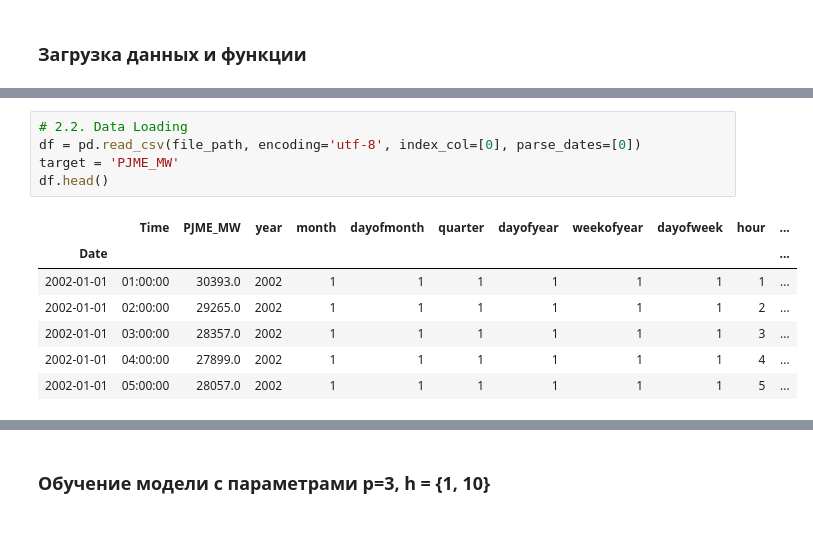
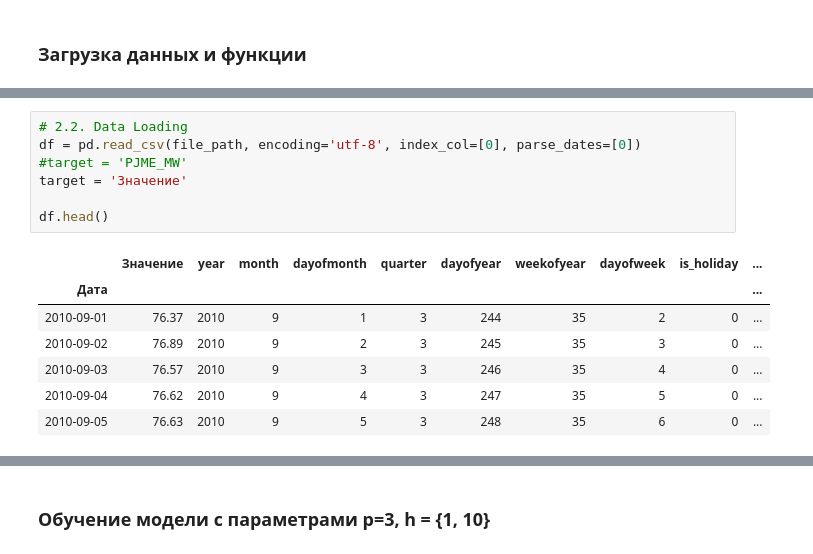
Before and after one commit to NuranKZ/GB-MLB, a Jupyter notebook: hw2.ipynb, the cells around one changed output, grey strips where cells are left out. Saved outputs shown, nothing was run; the diff lists cells and outputs as text.

```diff
--- a/hw2.ipynb
+++ b/hw2.ipynb
@@ -41,13 +42,15 @@ my_PJME_MW.csv
 # %%
 # 2.2. Data Loading
 df = pd.read_csv(file_path, encoding='utf-8', index_col=[0], parse_dates=[0])
-target = 'PJME_MW'
+#target = 'PJME_MW'
+target = 'Значение'
+
 df.head()
 # %% [output]
-|  | Time | PJME_MW | year | month | dayofmonth | quarter | dayofyear | weekofyear | dayofweek | hour | ... |
-| Date |  |  |  |  |  |  |  |  |  |  | ... |
-| 2002-01-01 | 01:00:00 | 30393.0 | 2002 | 1 | 1 | 1 | 1 | 1 | 1 | 1 | ... |
-| 2002-01-01 | 02:00:00 | 29265.0 | 2002 | 1 | 1 | 1 | 1 | 1 | 1 | 2 | ... |
-| 2002-01-01 | 03:00:00 | 28357.0 | 2002 | 1 | 1 | 1 | 1 | 1 | 1 | 3 | ... |
-| 2002-01-01 | 04:00:00 | 27899.0 | 2002 | 1 | 1 | 1 | 1 | 1 | 1 | 4 | ... |
-| 2002-01-01 | 05:00:00 | 28057.0 | 2002 | 1 | 1 | 1 | 1 | 1 | 1 | 5 | ... |
+|  | Значение | year | month | dayofmonth | quarter | dayofyear | weekofyear | dayofweek | is_holiday | ... |
+| Дата |  |  |  |  |  |  |  |  |  | ... |
+| 2010-09-01 | 76.37 | 2010 | 9 | 1 | 3 | 244 | 35 | 2 | 0 | ... |
+| 2010-09-02 | 76.89 | 2010 | 9 | 2 | 3 | 245 | 35 | 3 | 0 | ... |
+| 2010-09-03 | 76.57 | 2010 | 9 | 3 | 3 | 246 | 35 | 4 | 0 | ... |
+| 2010-09-04 | 76.62 | 2010 | 9 | 4 | 3 | 247 | 35 | 5 | 0 | ... |
+| 2010-09-05 | 76.63 | 2010 | 9 | 5 | 3 | 248 | 35 | 6 | 0 | ... |
```
Also changed, not shown: parts of 13 cells of this notebook.
